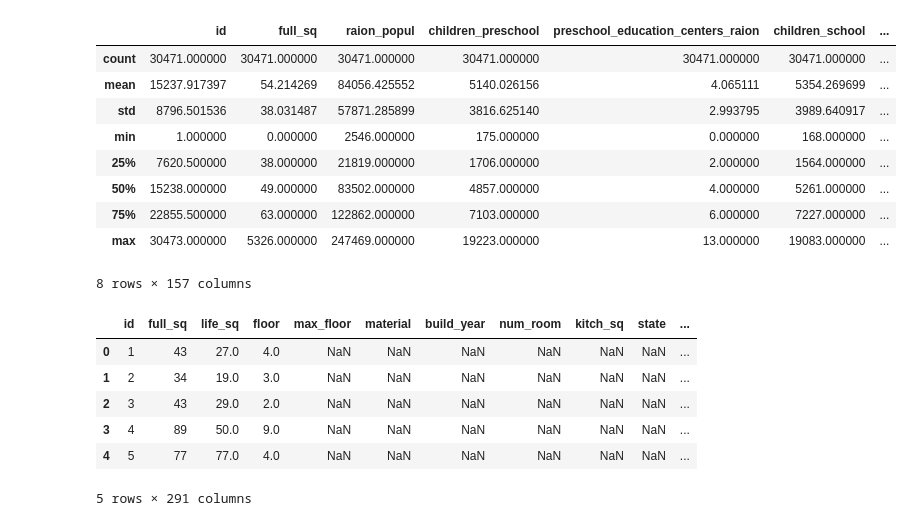
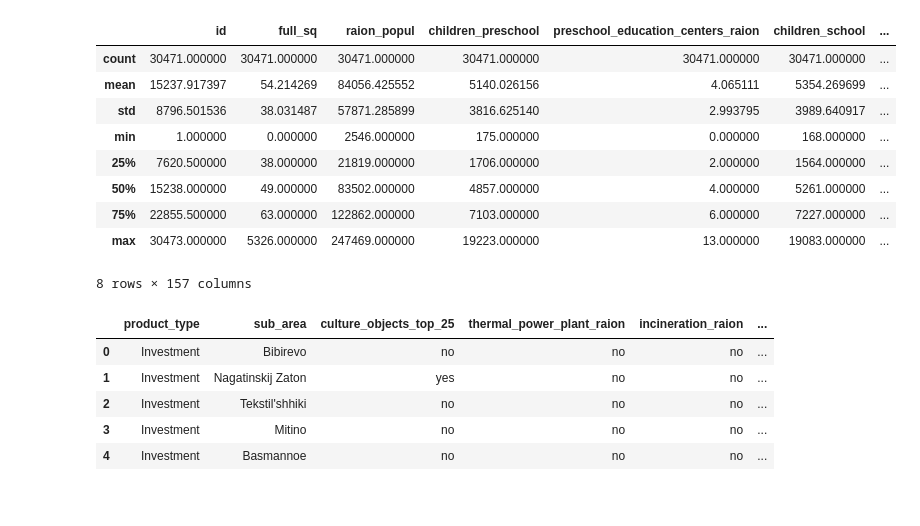
Before and after one commit to xingjun415/SberbankRussianHousingMarket, a Jupyter notebook: working/notebook.ipynb, the cells around one changed output. Cells and saved outputs as stored; diff of their text form; code cells hidden in the pictures.

```diff
--- a/working/notebook.ipynb
+++ b/working/notebook.ipynb
@@ -125,2 +173,5 @@ array([dtype('int64'), dtype('O'), dtype('float64')], dtype=object)
 # %% [markdown]
 As shown above, there are three data types for all columns, let's list all columns of each data type:
+# %%
+train_dataset_x_timestamp = train_dataset_org.drop(["id",timestamp"], axis = 1)
+train_dataset_x_timestamp.head()
@@ -138,17 +197,13 @@ train_dataset_org.loc[:, train_dataset_org.dtypes == np.int64].describe()
 | 75% | 22855.500000 | 63.000000 | 122862.000000 | 7103.000000 | 6.000000 | 7227.000000 | ... |
 | max | 30473.000000 | 5326.000000 | 247469.000000 | 19223.000000 | 13.000000 | 19083.000000 | ... |
 8 rows × 157 columns
-# %%
-train_dataset_x_timestamp = train_dataset_org.drop(["timestamp"], axis = 1)
-train_dataset_x_timestamp.head()
-# %% [output]
-|  | id | full_sq | life_sq | floor | max_floor | material | build_year | num_room | kitch_sq | state | ... |
-| 0 | 1 | 43 | 27.0 | 4.0 | NaN | NaN | NaN | NaN | NaN | NaN | ... |
-| 1 | 2 | 34 | 19.0 | 3.0 | NaN | NaN | NaN | NaN | NaN | NaN | ... |
-| 2 | 3 | 43 | 29.0 | 2.0 | NaN | NaN | NaN | NaN | NaN | NaN | ... |
-| 3 | 4 | 89 | 50.0 | 9.0 | NaN | NaN | NaN | NaN | NaN | NaN | ... |
-| 4 | 5 | 77 | 77.0 | 4.0 | NaN | NaN | NaN | NaN | NaN | NaN | ... |
-5 rows × 291 columns
 # %%
 # get all object columns
-train_dataset_x_timestamp.loc[:,train_dataset.dtypes == np.object]
+train_dataset_x_timestamp.loc[:,train_dataset_x_timestamp.dtypes == np.object].head()
+# %% [output]
+|  | product_type | sub_area | culture_objects_top_25 | thermal_power_plant_raion | incineration_raion | ... |
+| 0 | Investment | Bibirevo | no | no | no | ... |
+| 1 | Investment | Nagatinskij Zaton | yes | no | no | ... |
+| 2 | Investment | Tekstil'shhiki | no | no | no | ... |
+| 3 | Investment | Mitino | no | no | no | ... |
+| 4 | Investment | Basmannoe | no | no | no | ... |
```
Also changed, not shown: parts of 7 cells of this notebook, 1 other file.
